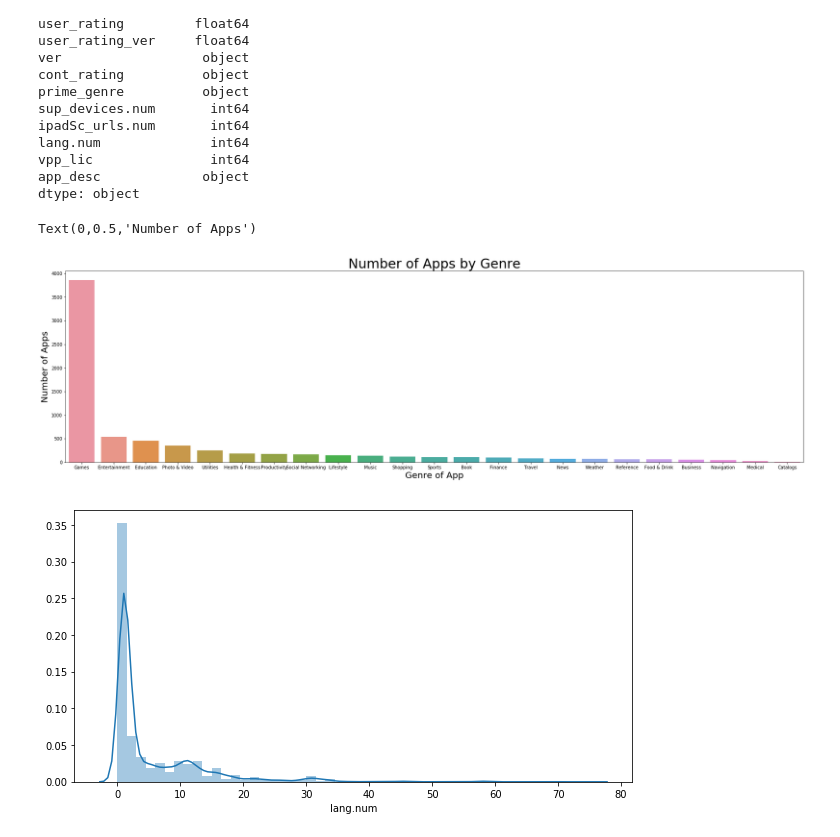
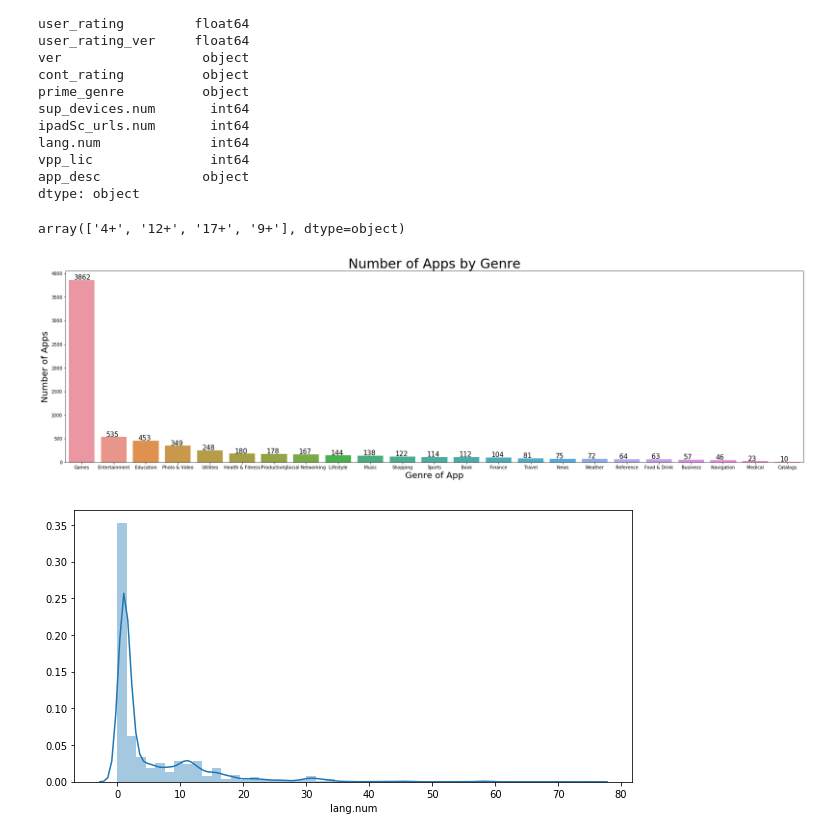
Before and after one commit to finnqiao/apple_appstore, a Jupyter notebook: Untitled.ipynb, the cells around one changed output. Drawn from its saved outputs; the diff is of its cells as text; code cells hidden in the pictures.

```diff
--- a/Untitled.ipynb
+++ b/Untitled.ipynb
@@ -59,21 +61,28 @@ lang.num              int64
 vpp_lic               int64
 app_desc             object
 dtype: object
+# %%
+apps_df['cont_rating'].unique()
+# %% [output]
+array(['4+', '12+', '17+', '9+'], dtype=object)
 # %%
 def per_label(val, total):
     return str(int(val/total * 100)) + '%'
 # %%
 # graph of the number of apps in each genre
 
 %matplotlib inline
 plt.figure(figsize = (30,8))
 ax = sb.countplot(data = apps_df, x = 'prime_genre', order = apps_df['prime_genre'].value_counts().index)
+ax
 ax.set_title('Number of Apps by Genre', fontsize = 30)
 ax.set_xlabel('Genre of App', fontsize = 20)
 ax.set_ylabel('Number of Apps', fontsize = 20)
+
+for p, label in zip(ax.patches, apps_df['prime_genre'].value_counts()):
+    ax.annotate(label, (p.get_x()+0.17, p.get_height()+10), fontsize = 15)
 # %% [output]
-Text(0,0.5,'Number of Apps')
-[figure, old version]
+[figure, new version]
 # %%
 # distribution across languages
 
```
Also changed, not shown: parts of 4 cells of this notebook.
